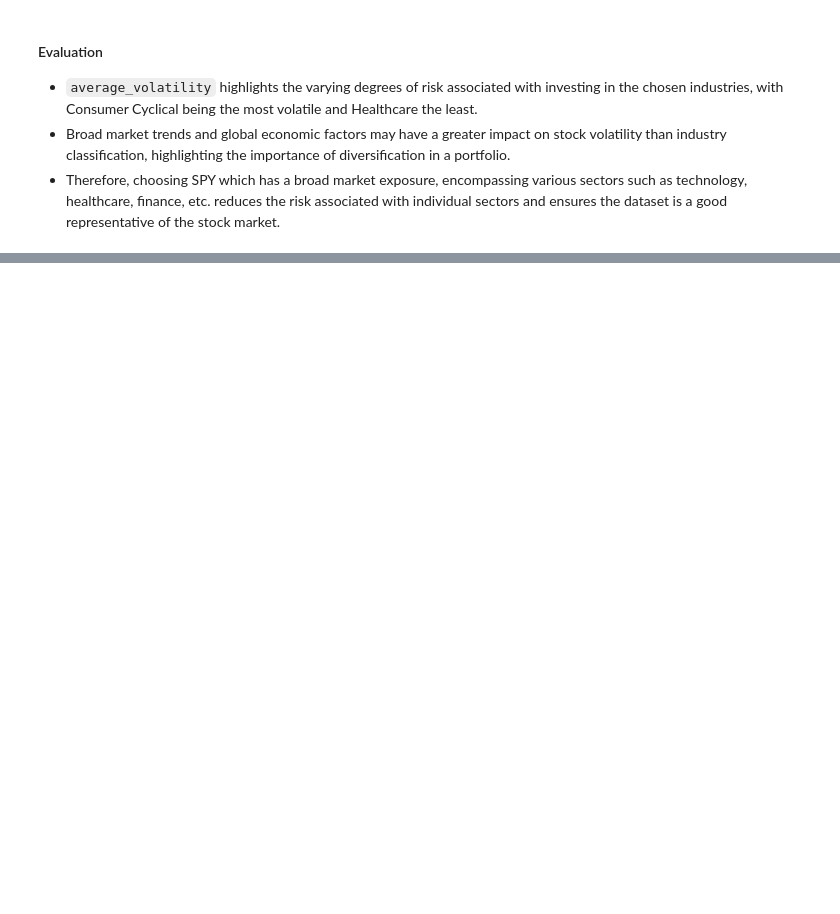
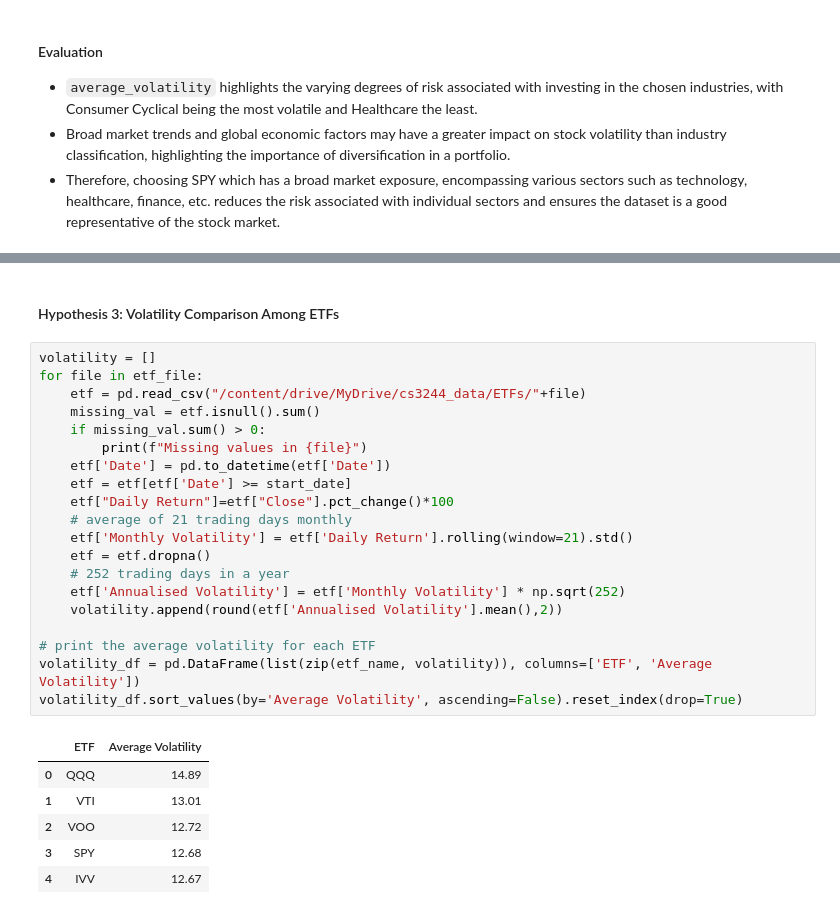
Before and after one commit to AdamChoong0095/NUS-Stock-Data, a Jupyter notebook: EDA.ipynb, the cells around one changed output, grey strips where cells are left out. Cells and saved outputs as stored; diff of their text form; blank space fills up the shorter version.

```diff
--- a/EDA.ipynb
+++ b/EDA.ipynb
@@ -425,0 +544,29 @@ plt.show()
+# %% [markdown]
+#### Hypothesis 3: Volatility Comparison Among ETFs
+# %%
+volatility = []
+for file in etf_file:
+    etf = pd.read_csv("/content/drive/MyDrive/cs3244_data/ETFs/"+file)
+    missing_val = etf.isnull().sum()
+    if missing_val.sum() > 0:
+        print(f"Missing values in {file}")
+    etf['Date'] = pd.to_datetime(etf['Date'])
+    etf = etf[etf['Date'] >= start_date]
+    etf["Daily Return"]=etf["Close"].pct_change()*100
+    # average of 21 trading days monthly
+    etf['Monthly Volatility'] = etf['Daily Return'].rolling(window=21).std()
+    etf = etf.dropna()
+    # 252 trading days in a year
+    etf['Annualised Volatility'] = etf['Monthly Volatility'] * np.sqrt(252)
+    volatility.append(round(etf['Annualised Volatility'].mean(),2))
+
+# print the average volatility for each ETF
+volatility_df = pd.DataFrame(list(zip(etf_name, volatility)), columns=['ETF', 'Average Volatility'])
+volatility_df.sort_values(by='Average Volatility', ascending=False).reset_index(drop=True)
+# %% [output]
+|  | ETF | Average Volatility |
+| 0 | QQQ | 14.89 |
+| 1 | VTI | 13.01 |
+| 2 | VOO | 12.72 |
+| 3 | SPY | 12.68 |
+| 4 | IVV | 12.67 |
```
Also changed, not shown: parts of 28 cells of this notebook.
